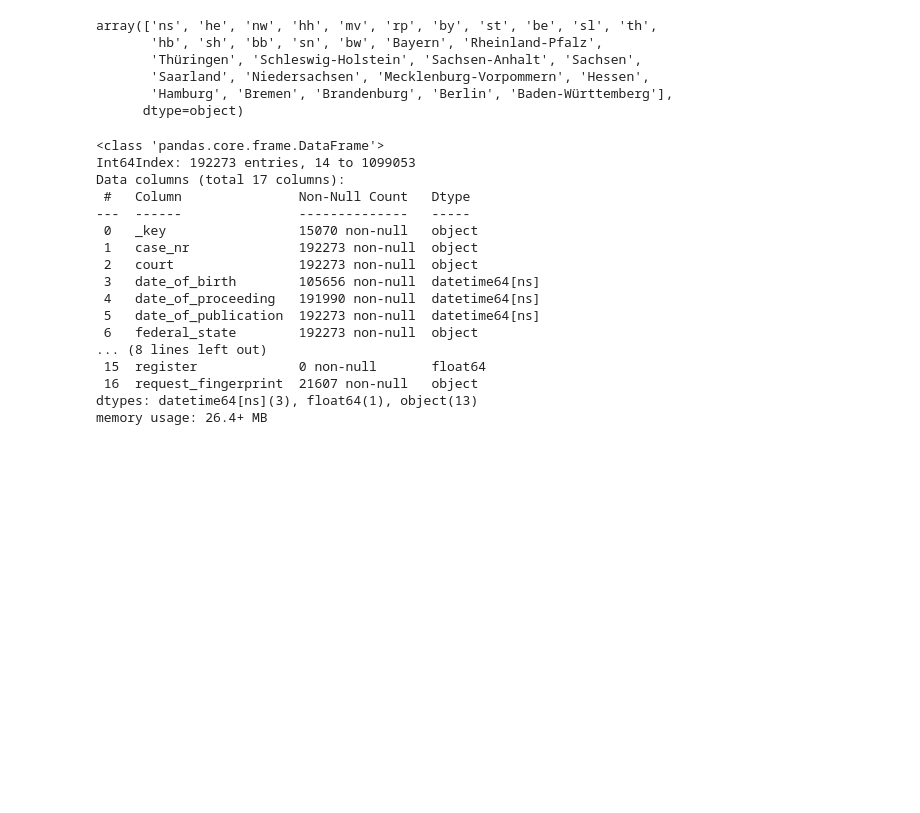
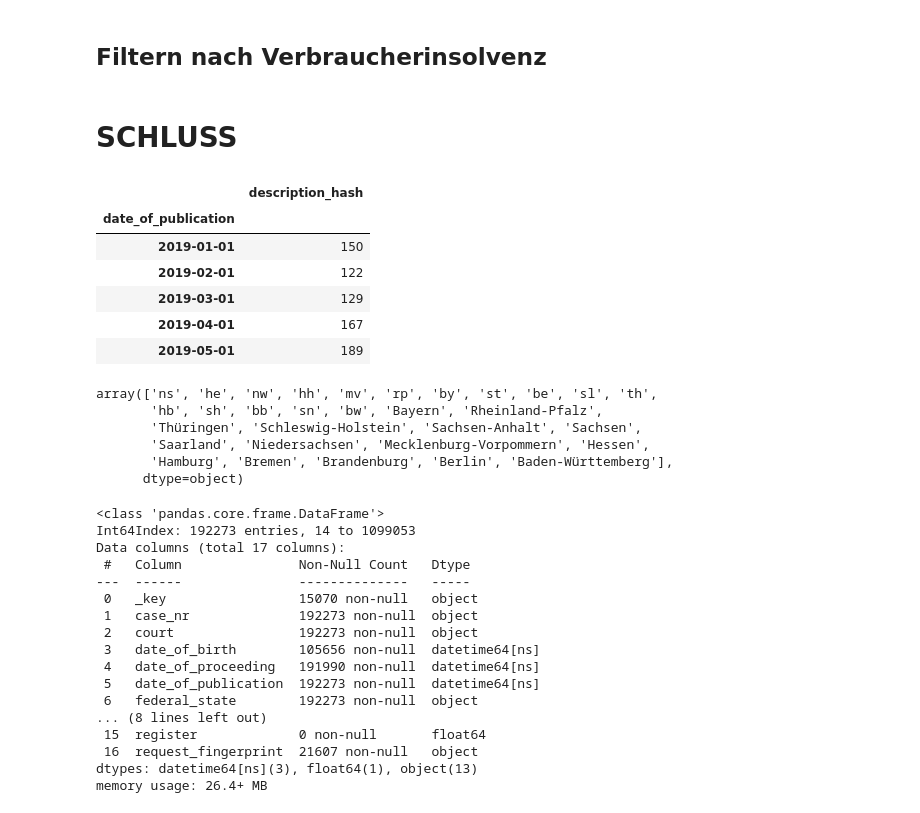
Before and after one commit to wdr-data/insolvenzen, a Jupyter notebook: Insolvenzen_privat_IK.ipynb, the cells around one changed output. Cells and saved outputs as stored; diff of their text form; code cells hidden in the pictures; blank space fills up the shorter version.

```diff
--- a/Insolvenzen_privat_IK.ipynb
+++ b/Insolvenzen_privat_IK.ipynb
@@ -69,8 +120,10 @@ df.drop_duplicates(subset ="description_hash", keep = "last", inplace = True)
+# %% [markdown]
+## Filtern nach Verbraucherinsolvenz
 # %%
 # Funktion in_kind mit dem Argument/Wert df wird definiert
 
 def ik_kind(df):
-    ik_unternehmen = (df[df['kind'] == 'ik'])
+    ik_unternehmen = (df[df['kind'] == 'in'])
     return ik_unternehmen
 
 # Funktion def wird ausgeführt
@@ -78,8 +133,8 @@ data_ik = ik_kind(df)
 # %%
-data_nw_ik = data_ik[(data_ik.federal_state == 'Nordrhein-Westfalen')]
+data_nw_ik = data_ik[data_ik["federal_state"].isin(['Nordrhein-Westfalen', "nw"])]
 # %%
 def ik_eröffnung(data_nw_ik):
-    ik_eröffnet = (data_nw_ik[data_nw_ik['type_of_proceeding'] == 'Eröffnungen'])
+    ik_eröffnet = data_nw_ik[data_ik['type_of_proceeding'].isin(['Eröffnungen', 'Eroeffnung', 'Eroeffnung_Insolvenzverfahren'])]
     return ik_eröffnet
 
 # Funktion def wird ausgeführt
@@ -90,0 +146,6 @@ publication_frequency_eröffent.to_csv('freq_ik_eröffnet.csv')
+# %%
+data_week_ik = (
+    data_nw_eröffnet[["date_of_publication", "description_hash"]]
+    .groupby(pd.Grouper(key="date_of_publication", freq="MS", label="left"))
+    .count()
+)
@@ -91,3 +154,15 @@ publication_frequency_eröffent.to_csv('freq_ik_eröffnet.csv')
+# %% [markdown]
+# SCHLUSS
+# %%
+data_week_ik.head()
+# %% [output]
+|  | description_hash |
+| date_of_publication |  |
+| 2019-01-01 | 150 |
+| 2019-02-01 | 122 |
+| 2019-03-01 | 129 |
+| 2019-04-01 | 167 |
+| 2019-05-01 | 189 |
 # %%
 # Funktion in_kind mit dem Argument/Wert df wird definiert
 def ik_kind(df):
```
Also changed, not shown: parts of 11 cells of this notebook, 2 other files.
